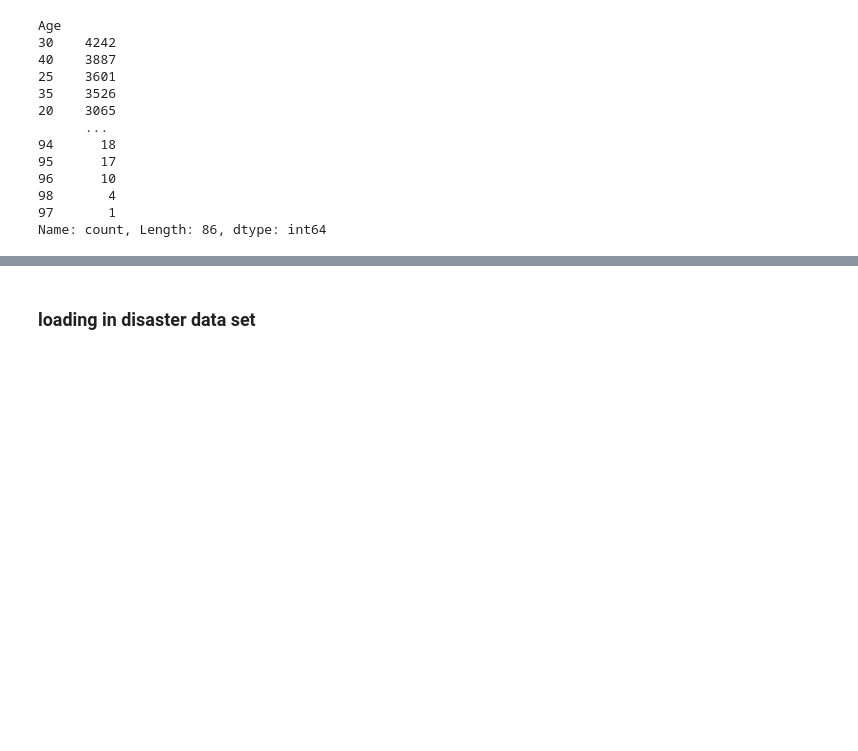
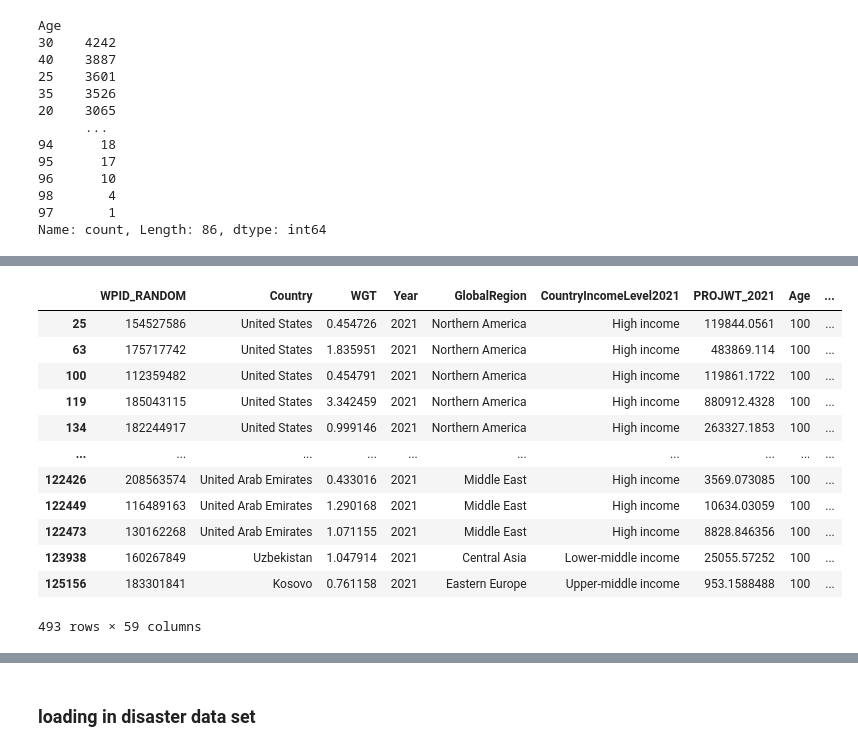
Before and after one commit to eemchadwick/natural_disasters, a Jupyter notebook: notebooks/natural disasters.ipynb, the cells around one changed output, grey strips where cells are left out. Drawn from its saved outputs; the diff is of its cells as text; code cells hidden in the pictures; blank space fills up the shorter version.

```diff
--- a/notebooks/natural disasters.ipynb
+++ b/notebooks/natural disasters.ipynb
@@ -153,5 +193,5 @@ Name: count, Length: 86, dtype: int64
 # %%
 # age_dict = {'99': '99+', '100':'refused'}
-survey['Age'] = survey['Age'].astype(str).map(age_dict)
+# survey['Age'] = survey['Age'].astype(str).map(age_dict)
 # %%
 #nooooooo - all other values changed to nan
@@ -164,0 +209,17 @@ Name: count, dtype: int64
+# %%
+#exploring blank values
+survey[survey['AgeGroups4']== ' ']
+# %% [output]
+|  | WPID_RANDOM | Country | WGT | Year | GlobalRegion | CountryIncomeLevel2021 | PROJWT_2021 | Age | ... |
+| 25 | 154527586 | United States | 0.454726 | 2021 | Northern America | High income | 119844.0561 | 100 | ... |
+| 63 | 175717742 | United States | 1.835951 | 2021 | Northern America | High income | 483869.114 | 100 | ... |
+| 100 | 112359482 | United States | 0.454791 | 2021 | Northern America | High income | 119861.1722 | 100 | ... |
+| 119 | 185043115 | United States | 3.342459 | 2021 | Northern America | High income | 880912.4328 | 100 | ... |
+| 134 | 182244917 | United States | 0.999146 | 2021 | Northern America | High income | 263327.1853 | 100 | ... |
+| ... | ... | ... | ... | ... | ... | ... | ... | ... | ... |
+| 122426 | 208563574 | United Arab Emirates | 0.433016 | 2021 | Middle East | High income | 3569.073085 | 100 | ... |
+| 122449 | 116489163 | United Arab Emirates | 1.290168 | 2021 | Middle East | High income | 10634.03059 | 100 | ... |
+| 122473 | 130162268 | United Arab Emirates | 1.071155 | 2021 | Middle East | High income | 8828.846356 | 100 | ... |
+| 123938 | 160267849 | Uzbekistan | 1.047914 | 2021 | Central Asia | Lower-middle income | 25055.57252 | 100 | ... |
+| 125156 | 183301841 | Kosovo | 0.761158 | 2021 | Eastern Europe | Upper-middle income | 953.1588488 | 100 | ... |
+493 rows × 59 columns
```
Also changed, not shown: parts of 21 cells of this notebook.
